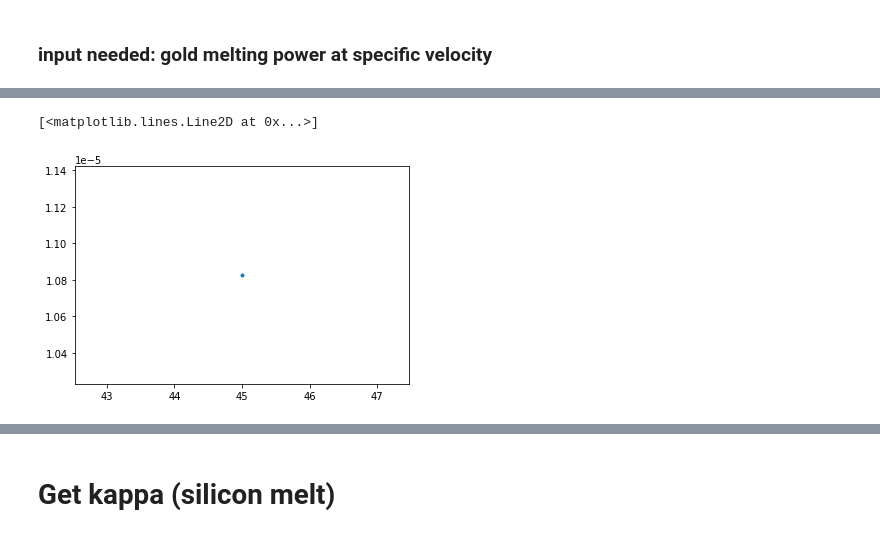
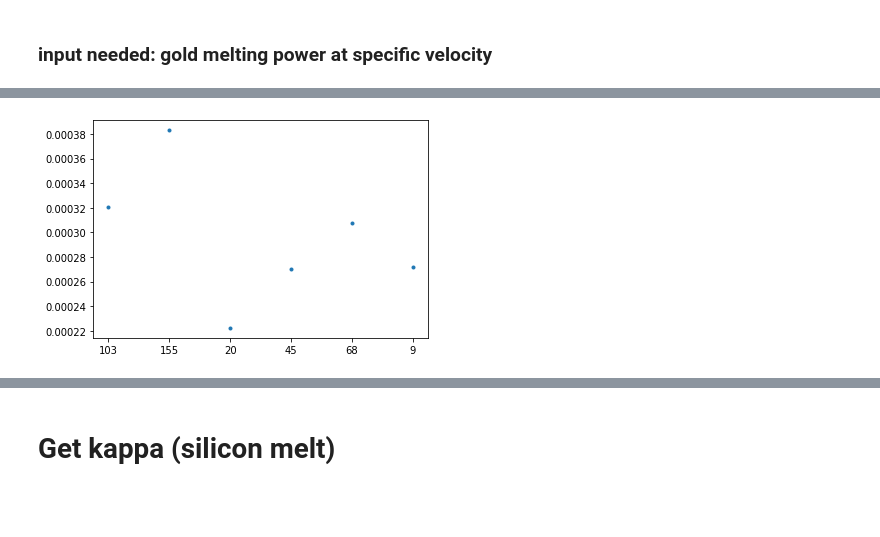
Before and after one commit to JoanneCETsai/Temperature_Calibration, a Jupyter notebook: main.ipynb, the cells around one changed output, grey strips where cells are left out. Drawn from its saved outputs; the diff is of its cells as text; code cells hidden in the pictures; blank space fills up the shorter version.

Commit message:
get avg kappa

```diff
--- a/main.ipynb
+++ b/main.ipynb
@@ -181,17 +49,0 @@ for i, v in enumerate(list(Dict_gold.keys())):
-# %%
-kappa_gold = []
-for i, v in enumerate(list(Dict_gold.keys())):
-    popt, pcov = curve_fit(expo, power_gold[i], dRoverR[i], p0 = [1, 0.000001, 1], maxfev = 5000)
-    plt.plot(power_gold[i], dRoverR[i], '.')
-    plt.plot( [float(p) for p in power_gold[i]], expo([float(p) for p in power_gold[i]], *popt))
-    plt.xlabel("power")
-    plt.ylabel("dR/R")
-    plt.savefig("/Users/chiaentsai/Desktop/lab/Temperature_Calibration/gold_dRoverR_fit_figure/{}mm.png".format(v), format="PNG")
-    plt.close()
-    a, b, c = popt
-    y_pred = expo(power_gold[i], *popt)
-    f = expo(gold_melt[i], *popt)
-    gold_m = 1064
-    dT = gold_m - 21
-    kappa = f / dT
-    kappa_gold.append(kappa)
@@ -203,8 +50,57 @@ Dict_kappa_gold = dict(zip(list(Dict_gold.keys()),kappa_gold))
-# %%
-plt.plot(list(Dict_gold.keys()), kappa_gold, '.')
-# %% [output]
-[<matplotlib.lines.Line2D at 0x...>]
-[figure, removed]
+# %%
+Dict_gold = dict((k, fivemm_files[k][10:]) for k in gold_list)
+back_intensity_list_gold = []
+for key in fivemm_files:
+    if key in gold_list:
+        index = list(fivemm_files).index(key)
+        back_intensity_list_gold.append(back_intensity_list[index])
+
+#Dict_dRoverR = dict.fromkeys(list(Dict_gold.keys()),[])
+dRoverR = []
+for i, v in enumerate(list(Dict_gold.keys())):
+    con = []
+    for file in Dict_gold[v]:
+        val = get_peak_dRoverR(file, back_intensity_list_gold[i], two_lorentz, two_lorentz)
+        con.append(val)
+    dRoverR.append(con)
+
+power_gold = []
+for i, (key, value) in enumerate(fivemm_files.items()):
+    if key in gold_list:
+        power_gold.append(power_list[i][1:])
+
+for i, v in enumerate(list(Dict_gold.keys())):
+    plt.plot(power_gold[i][:-1], dRoverR[i][:-1], '.')
+    plt.xlabel("power")
+    plt.ylabel("dR/R")
+    plt.savefig("/Users/chiaentsai/Desktop/lab/Temperature_Calibration/gold_dRoverR_figure/{}mm.png".format(v), format="PNG")
+    plt.close()
+
+kappa_gold = []
+for i, v in enumerate(list(Dict_gold.keys())):
+    power = [float(j) for j in power_gold[i]][:-1]
+    y = dRoverR[i][:-1]
+    popt, pcov = curve_fit(expo, power, y, p0 = [1, 0.0000005, 1], maxfev = 8000)
+    #a, b, c = popt
+    plt.plot(power, y, '.')
+    y_pred = [expo(j, *popt) for j in power]
+    plt.plot(power, y_pred)
+    plt.xlabel("power")
+    plt.ylabel("dR/R")
+    plt.savefig("/Users/chiaentsai/Desktop/lab/Temperature_Calibration/gold_dRoverR_fit_figure/{}mm.png".format(v), format="PNG")
+    plt.close()
+    f = expo(gold_melting_W[v], *popt)
+    gold_m = 1064
+    dT = gold_m - 21
+    kappa = f / dT
+    kappa_gold.append(kappa)
+
+Dict_kappa_gold = dict(zip(list(Dict_gold.keys()),kappa_gold))
+
+plt.plot(list(Dict_gold.keys()), kappa_gold, '.')
+plt.savefig("/Users/chiaentsai/Desktop/lab/Temperature_Calibration/kappa.png", format="PNG")
+# %% [output]
+[figure, added]
 # %%
 avg_kappa_gold = sum(kappa_gold) / len(kappa_gold)
 avg_kappa_gold
```
Also changed, not shown: parts of 51 cells of this notebook, 51 other files.
